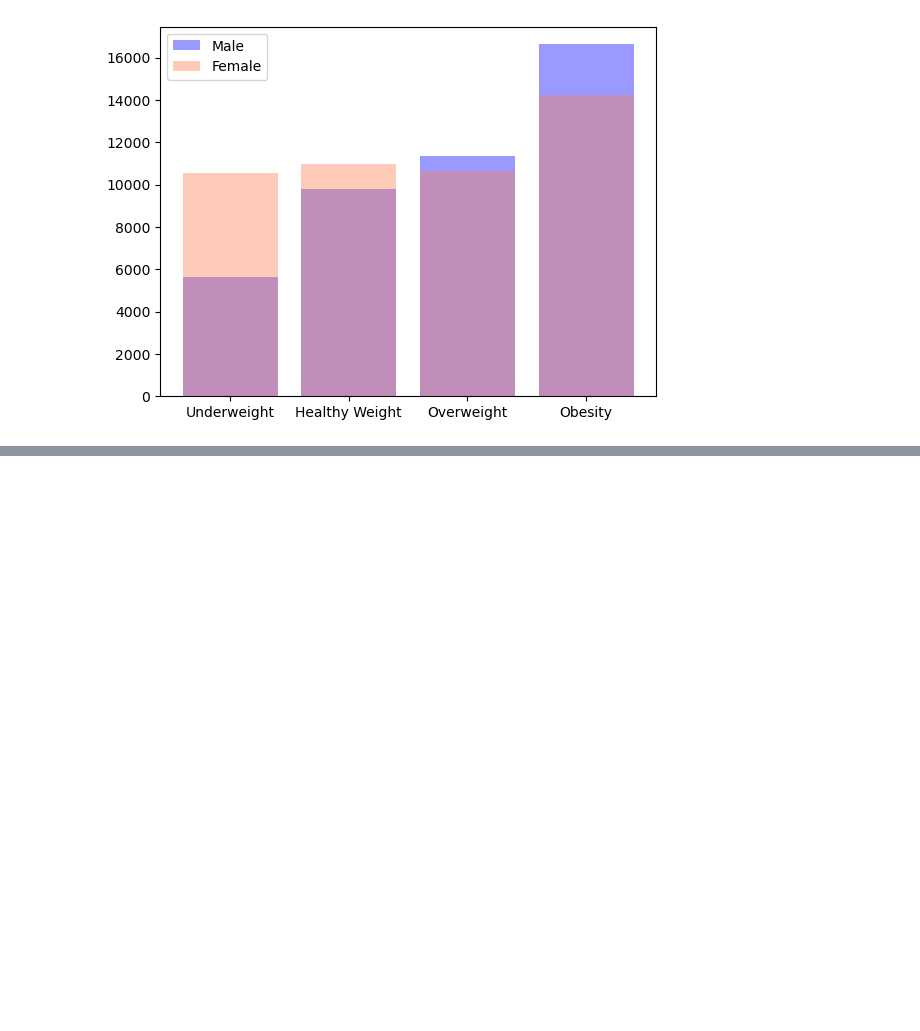
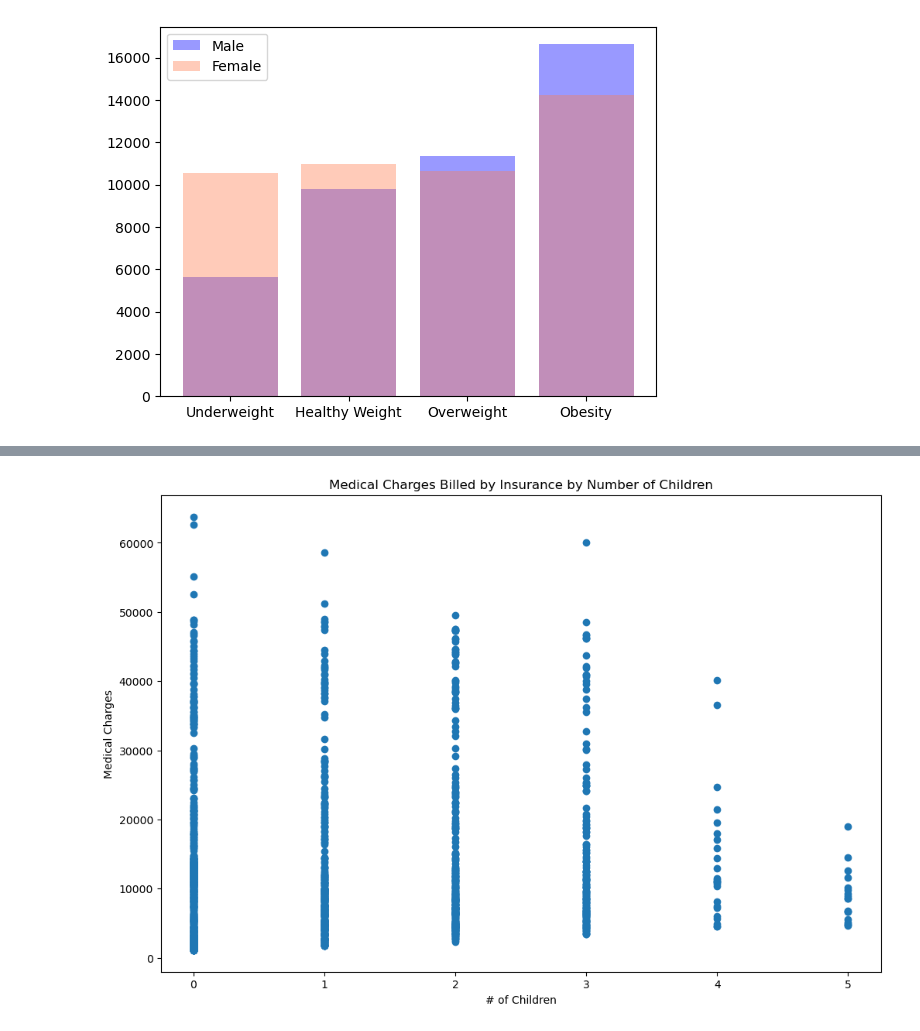
Before and after one commit to jaimelangenfeld/project1, a Jupyter notebook: sex_age.ipynb, the cells around one changed output, grey strips where cells are left out. Cells and saved outputs as stored; diff of their text form; code cells hidden in the pictures; blank space fills up the shorter version.

```diff
--- a/sex_age.ipynb
+++ b/sex_age.ipynb
@@ -218,0 +244,16 @@ plt.show()
+# %%
+#Create a scatterplot for actaul number of children and cost
+
+x=(med_cost['children'])
+y=(med_cost['charges'])
+
+plt.figure(figsize= (12,8))
+
+plt.xlabel('# of Children')
+plt.ylabel('Medical Charges')
+plt.title('Medical Charges Billed by Insurance by Number of Children')
+
+plt.scatter(x,y)
+plt.show()
+# %% [output]
+[figure, added]
```
Also changed, not shown: parts of 4 cells of this notebook.
